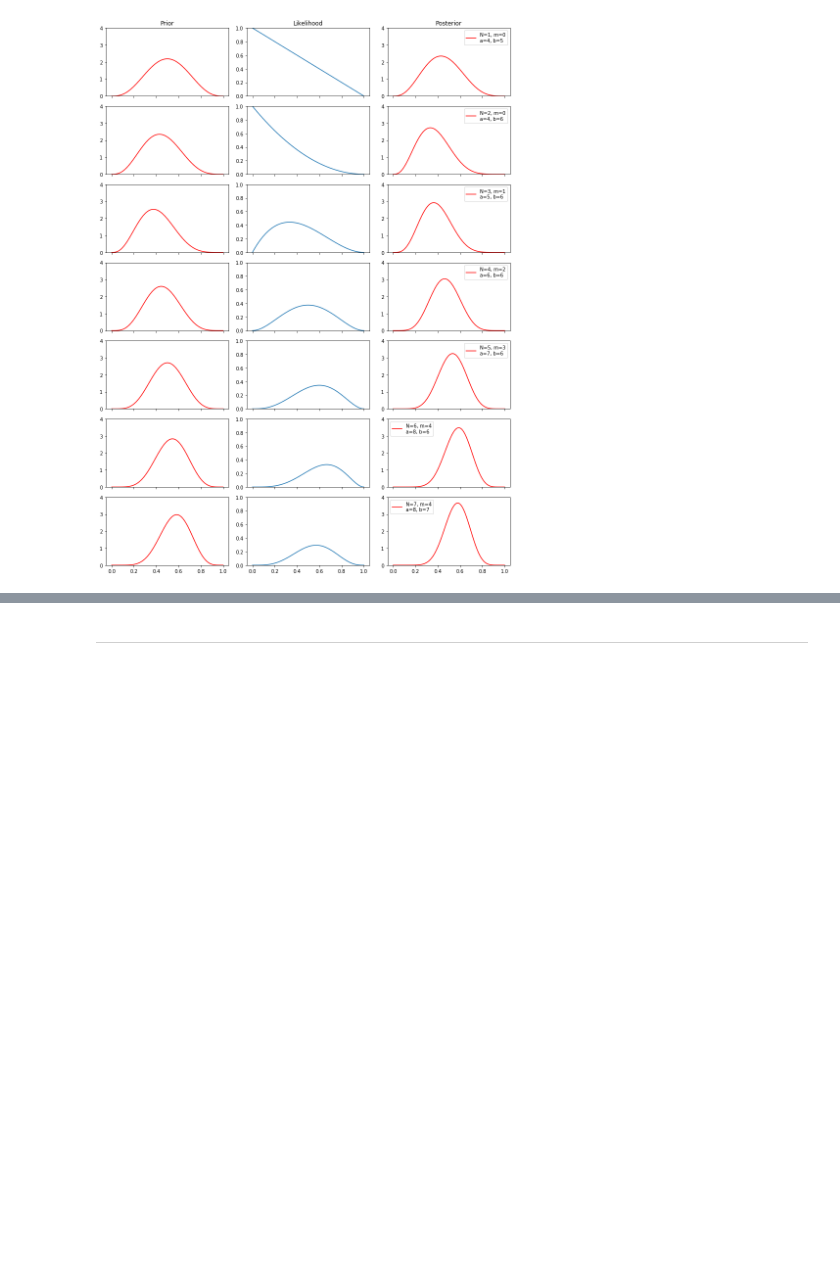
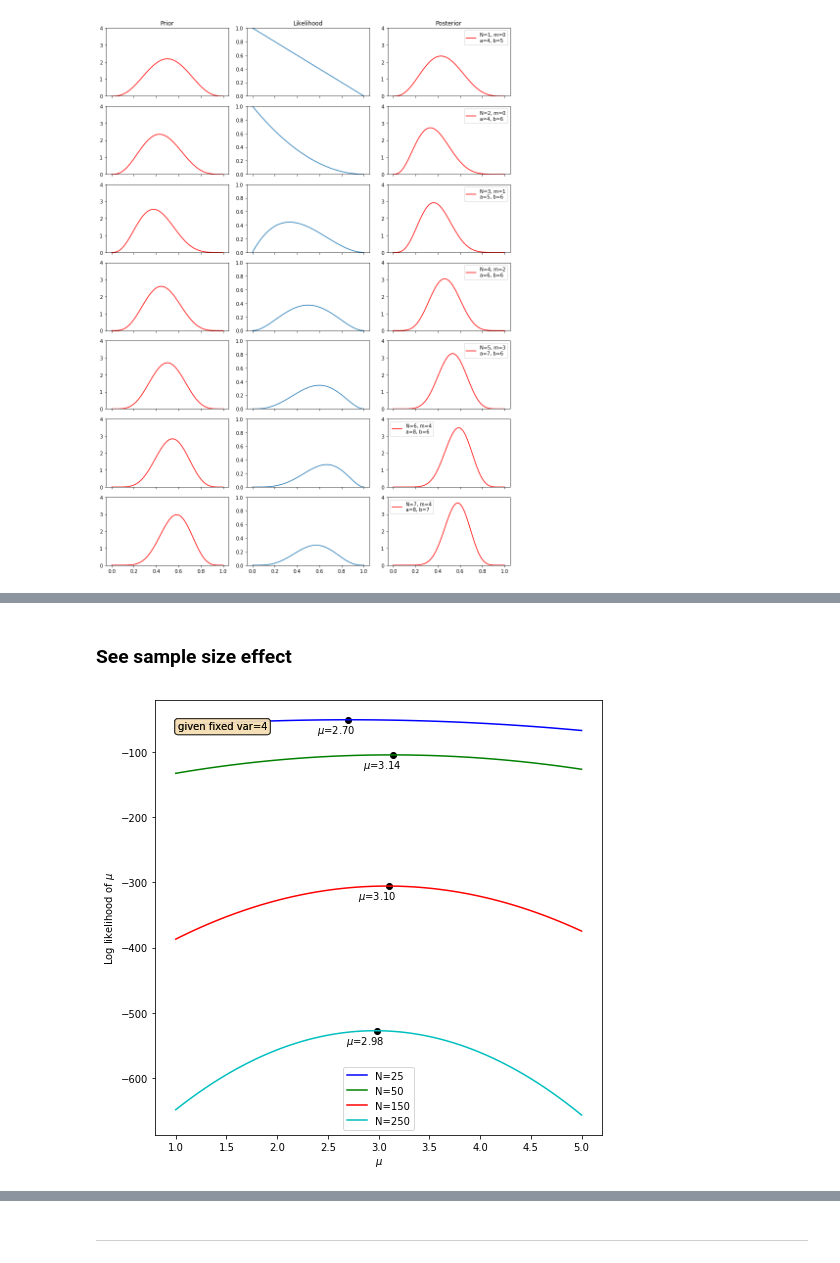
Before and after one commit to simonjisu/prml_study, a Jupyter notebook: notebooks/chapter-2/Probability.ipynb, the cells around one changed output, grey strips where cells are left out. Cells and saved outputs as stored; diff of their text form; code cells hidden in the pictures; blank space fills up the shorter version.

```diff
--- a/notebooks/chapter-2/Probability.ipynb
+++ b/notebooks/chapter-2/Probability.ipynb
@@ -190,0 +313,32 @@ $\dfrac{\partial L}{\partial \mu} = \displaystyle\sum_{n=1}^N \Sigma^{-1}(\mathb
+# %% [markdown]
+### See sample size effect
+# %%
+np.random.seed(777)
+fig, ax = plt.subplots(1, 1, figsize=(8, 8))
+props = dict(boxstyle='round', facecolor='wheat', alpha=0.5)
+
+colors = ("b", "g", "r", "c")
+N = (25, 50, 150, 250)
+
+mu = 3  # true mu
+var = 4  # true variance
+mu_hats = np.linspace(1, 5, num=100)
+mu_ll = np.zeros((4, len(mu_hats)))
+
+for i, (n, c) in enumerate(zip(N, colors)):
+    x = np.sort(np.random.normal(loc=mu, scale=np.sqrt(var), size=(n,)))
+    for j, m in enumerate(mu_hats):
+        mu_ll[i, j] = np.sum(np.log(Gaussian(x, mean=m, cov=var)))
+
+    ax.plot(mu_hats, mu_ll[i], c=c, label=f"N={n}")
+    max_ll, argmax_ll = mu_ll[i].max(), mu_ll[i].argmax()
+    ax.scatter(mu_hats[argmax_ll], max_ll, c="k")
+    ax.text(0.05, 0.95, f"given fixed var={var}", transform=ax.transAxes,
+            verticalalignment="top", bbox=props)
+    ax.text(mu_hats[argmax_ll]-0.3, max_ll-20, f"$\mu$={mu_hats[argmax_ll]:.2f}")
+ax.set_xlabel("$\mu$")
+ax.set_ylabel("Log likelihood of $\mu$")
+ax.legend()
+plt.show()
+# %% [output]
+[figure, added]
```
Also changed, not shown: parts of 23 cells of this notebook.
